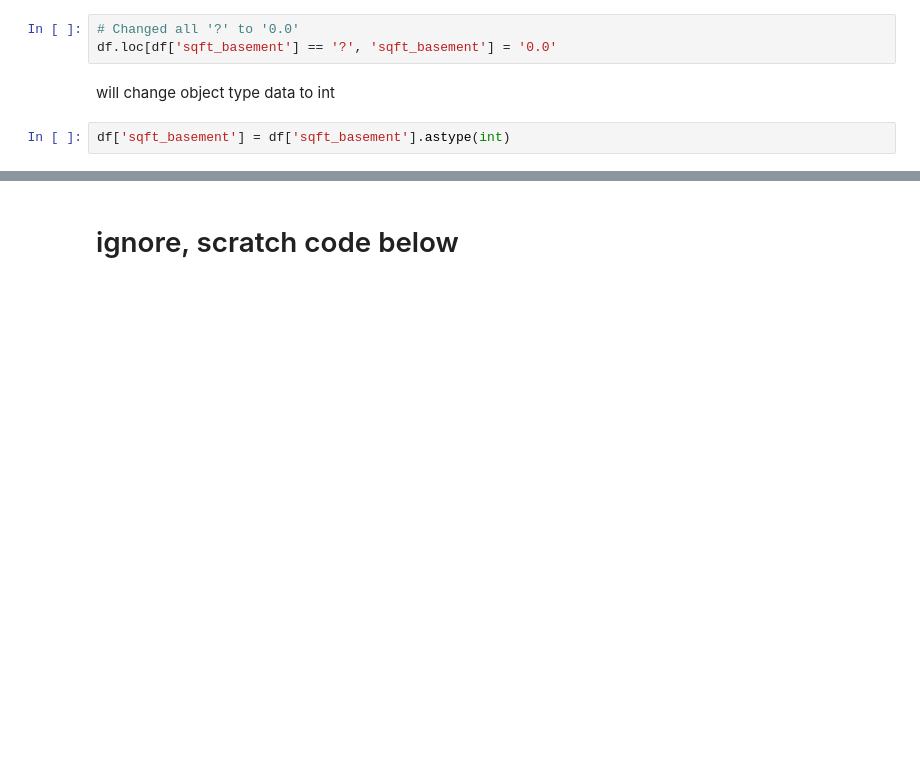
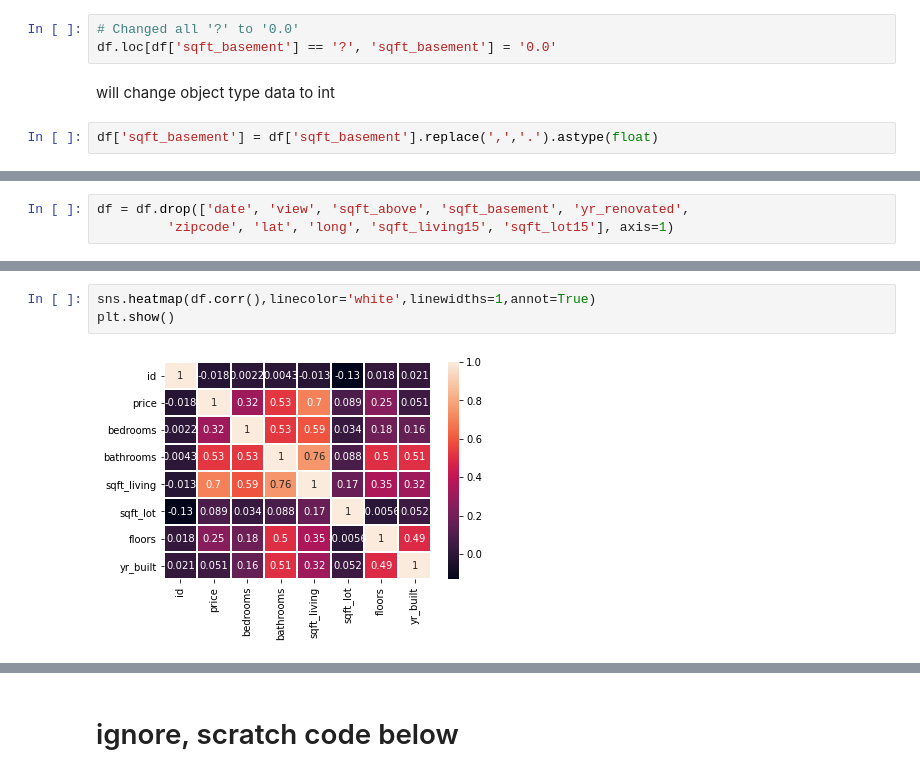
Before and after one commit to DrewFHolcombe/Housing-Sales-Analysis, a Jupyter notebook: Scratch Code/juan.ipynb, the cells around one changed output, grey strips where cells are left out. Cells and saved outputs as stored; diff of their text form; blank space fills up the shorter version.

```diff
--- a/Scratch Code/juan.ipynb
+++ b/Scratch Code/juan.ipynb
@@ -332,4 +423,4 @@ df.loc[df['sqft_basement'] == '?', 'sqft_basement'] = '0.0'
 # %% [markdown]
 will change object type data to int
 # %%
-df['sqft_basement'] = df['sqft_basement'].astype(int)
+df['sqft_basement'] = df['sqft_basement'].replace(',','.').astype(float)
@@ -335,0 +443,3 @@ df['sqft_basement'] = df['sqft_basement'].astype(int)
+# %%
+df = df.drop(['date', 'view', 'sqft_above', 'sqft_basement', 'yr_renovated',
+         'zipcode', 'lat', 'long', 'sqft_living15', 'sqft_lot15'], axis=1)
@@ -337,0 +469,5 @@ df['sqft_basement'] = df['sqft_basement'].astype(int)
+# %%
+sns.heatmap(df.corr(),linecolor='white',linewidths=1,annot=True)
+plt.show()
+# %% [output]
+[figure, added]
```
Also changed, not shown: parts of 68 cells of this notebook, 1 other file.
